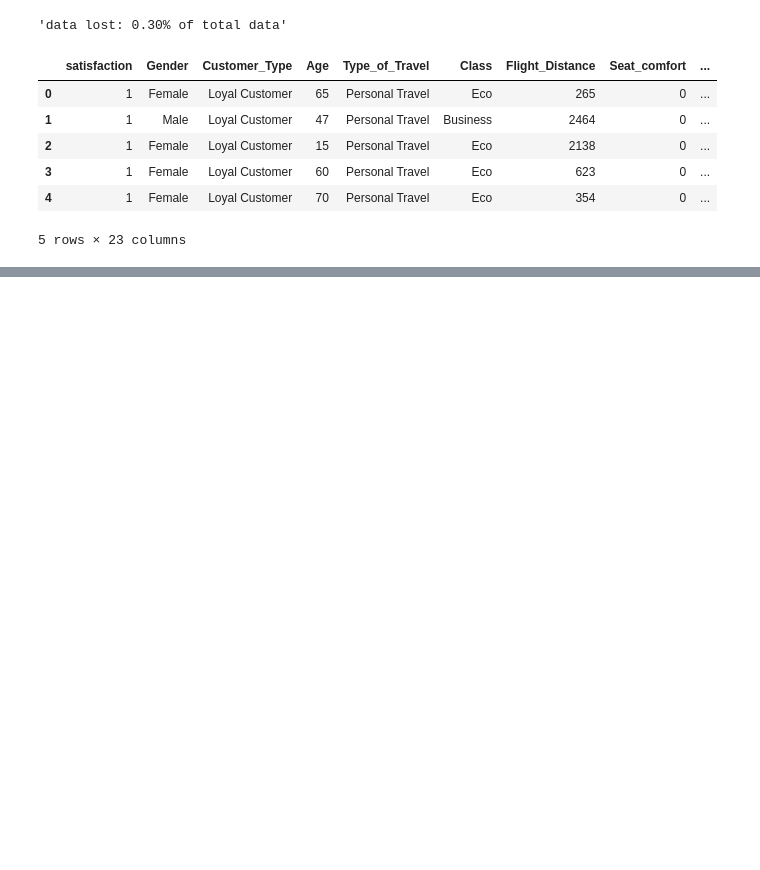
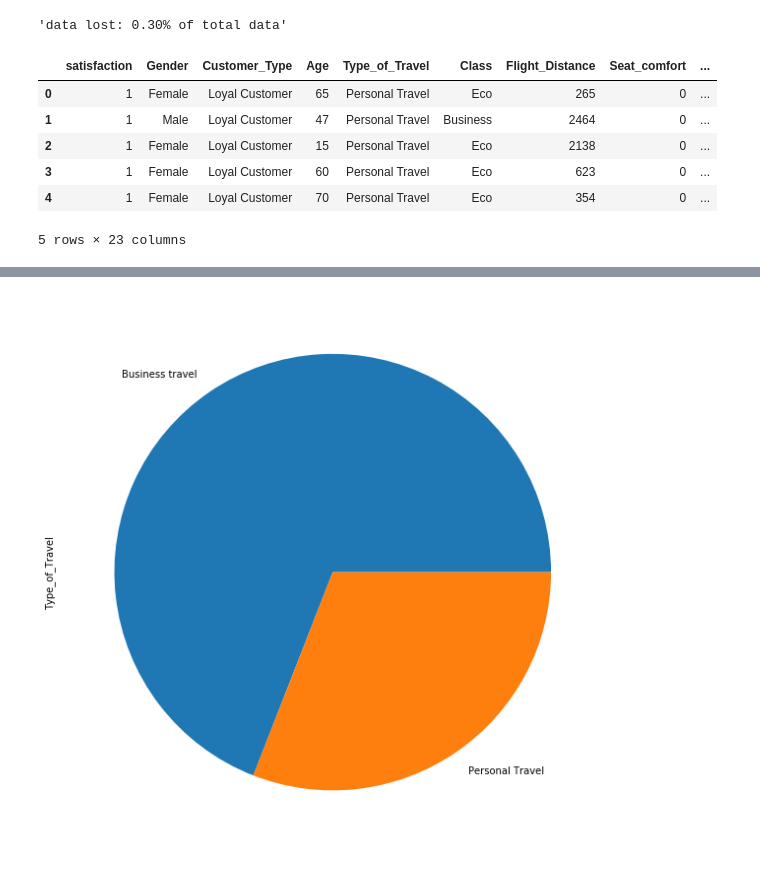
Before and after one commit to ArielJosephCohen/airline_ooptimization, a Jupyter notebook: data_prep.ipynb, the cells around one changed output, grey strips where cells are left out. Drawn from its saved outputs; the diff is of its cells as text; code cells hidden in the pictures; blank space fills up the shorter version.

```diff
--- a/data_prep.ipynb
+++ b/data_prep.ipynb
@@ -131,0 +142,7 @@ df.head()
+# %%
+# unique values for travel type
+df.Type_of_Travel.value_counts().plot(kind='pie',figsize=(15,8))
+plt.tight_layout()
+plt.show()
+# %% [output]
+[figure, added]
```
Also changed, not shown: parts of 7 cells of this notebook, 1 other file.
